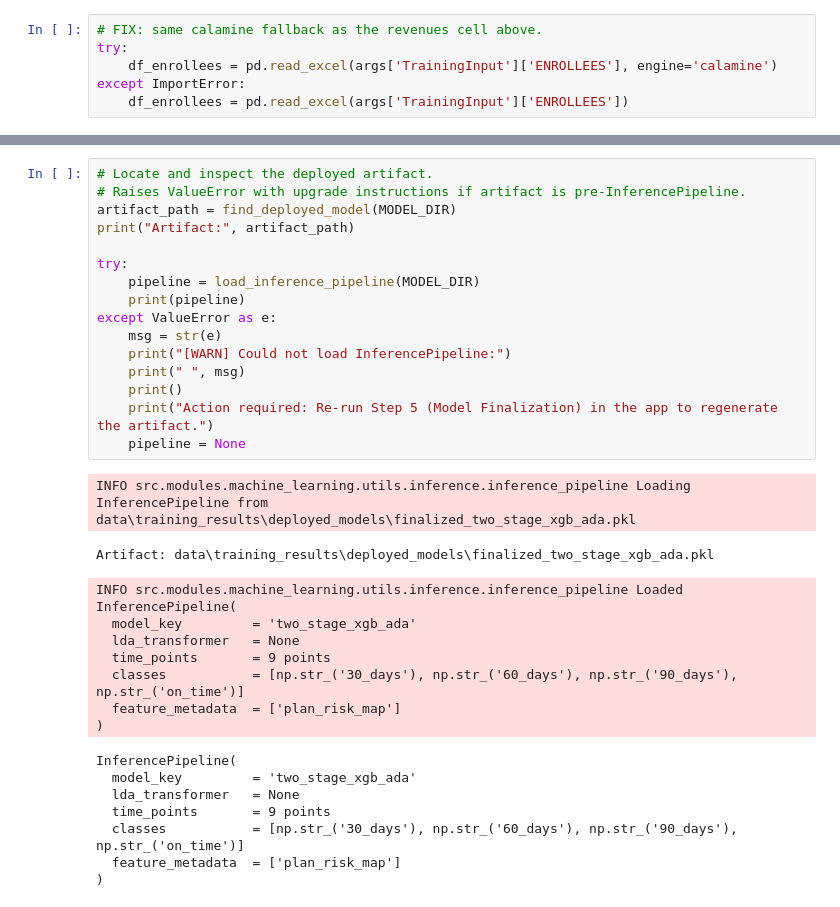
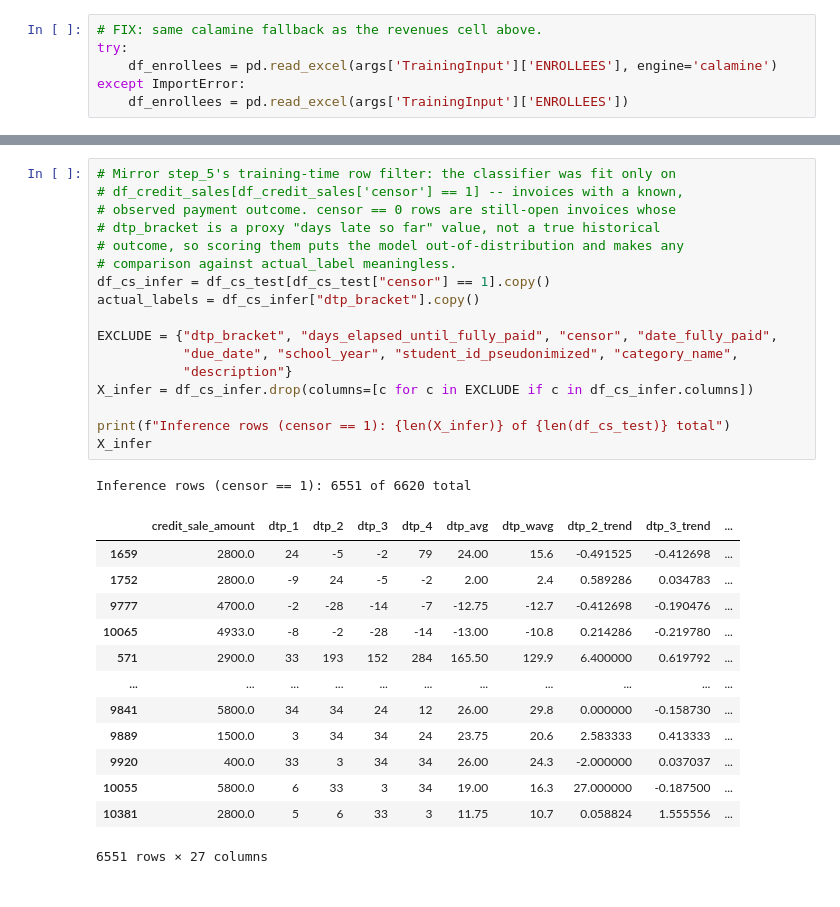
Before and after one commit to anneryeo/invoice-payment-prediction-thesis, a Jupyter notebook: notebooks/inference/forecasting.ipynb, the cells around one changed output, grey strips where cells are left out. Cells and saved outputs as stored; diff of their text form.

```diff
--- a/notebooks/inference/forecasting.ipynb
+++ b/notebooks/inference/forecasting.ipynb
@@ -108,33 +177,32 @@ SHOW_PROBA_COLS = True  # set True to include prob_* columns in display
-# %%
-# Locate and inspect the deployed artifact.
-# Raises ValueError with upgrade instructions if artifact is pre-InferencePipeline.
-artifact_path = find_deployed_model(MODEL_DIR)
-print("Artifact:", artifact_path)
-
-try:
-    pipeline = load_inference_pipeline(MODEL_DIR)
-    print(pipeline)
-except ValueError as e:
-    msg = str(e)
-    print("[WARN] Could not load InferencePipeline:")
-    print(" ", msg)
-    print()
-    print("Action required: Re-run Step 5 (Model Finalization) in the app to regenerate the artifact.")
-    pipeline = None
-# %% [output]
-INFO src.modules.machine_learning.utils.inference.inference_pipeline Loading InferencePipeline from data\training_results\deployed_models\finalized_two_stage_xgb_ada.pkl
-Artifact: data\training_results\deployed_models\finalized_two_stage_xgb_ada.pkl
-INFO src.modules.machine_learning.utils.inference.inference_pipeline Loaded InferencePipeline(
-  model_key         = 'two_stage_xgb_ada'
-  lda_transformer   = None
-  time_points       = 9 points
-  classes           = [np.str_('30_days'), np.str_('60_days'), np.str_('90_days'), np.str_('on_time')]
-  feature_metadata  = ['plan_risk_map']
-)
-InferencePipeline(
-  model_key         = 'two_stage_xgb_ada'
-  lda_transformer   = None
-  time_points       = 9 points
-  classes           = [np.str_('30_days'), np.str_('60_days'), np.str_('90_days'), np.str_('on_time')]
-  feature_metadata  = ['plan_risk_map']
-)
+# %%
+# Mirror step_5's training-time row filter: the classifier was fit only on
+# df_credit_sales[df_credit_sales['censor'] == 1] -- invoices with a known,
+# observed payment outcome. censor == 0 rows are still-open invoices whose
+# dtp_bracket is a proxy "days late so far" value, not a true historical
+# outcome, so scoring them puts the model out-of-distribution and makes any
+# comparison against actual_label meaningless.
+df_cs_infer = df_cs_test[df_cs_test["censor"] == 1].copy()
+actual_labels = df_cs_infer["dtp_bracket"].copy()
+
+EXCLUDE = {"dtp_bracket", "days_elapsed_until_fully_paid", "censor", "date_fully_paid",
+           "due_date", "school_year", "student_id_pseudonimized", "category_name",
+           "description"}
+X_infer = df_cs_infer.drop(columns=[c for c in EXCLUDE if c in df_cs_infer.columns])
+
+print(f"Inference rows (censor == 1): {len(X_infer)} of {len(df_cs_test)} total")
+X_infer
+# %% [output]
+Inference rows (censor == 1): 6551 of 6620 total
+|  | credit_sale_amount | dtp_1 | dtp_2 | dtp_3 | dtp_4 | dtp_avg | dtp_wavg | dtp_2_trend | dtp_3_trend | ... |
+| 1659 | 2800.0 | 24 | -5 | -2 | 79 | 24.00 | 15.6 | -0.491525 | -0.412698 | ... |
+| 1752 | 2800.0 | -9 | 24 | -5 | -2 | 2.00 | 2.4 | 0.589286 | 0.034783 | ... |
+| 9777 | 4700.0 | -2 | -28 | -14 | -7 | -12.75 | -12.7 | -0.412698 | -0.190476 | ... |
+| 10065 | 4933.0 | -8 | -2 | -28 | -14 | -13.00 | -10.8 | 0.214286 | -0.219780 | ... |
+| 571 | 2900.0 | 33 | 193 | 152 | 284 | 165.50 | 129.9 | 6.400000 | 0.619792 | ... |
+| ... | ... | ... | ... | ... | ... | ... | ... | ... | ... | ... |
+| 9841 | 5800.0 | 34 | 34 | 24 | 12 | 26.00 | 29.8 | 0.000000 | -0.158730 | ... |
+| 9889 | 1500.0 | 3 | 34 | 34 | 24 | 23.75 | 20.6 | 2.583333 | 0.413333 | ... |
+| 9920 | 400.0 | 33 | 3 | 34 | 34 | 26.00 | 24.3 | -2.000000 | 0.037037 | ... |
+| 10055 | 5800.0 | 6 | 33 | 3 | 34 | 19.00 | 16.3 | 27.000000 | -0.187500 | ... |
+| 10381 | 2800.0 | 5 | 6 | 33 | 3 | 11.75 | 10.7 | 0.058824 | 1.555556 | ... |
+6551 rows × 27 columns
```
Also changed, not shown: parts of 10 cells of this notebook, 2 other files.
